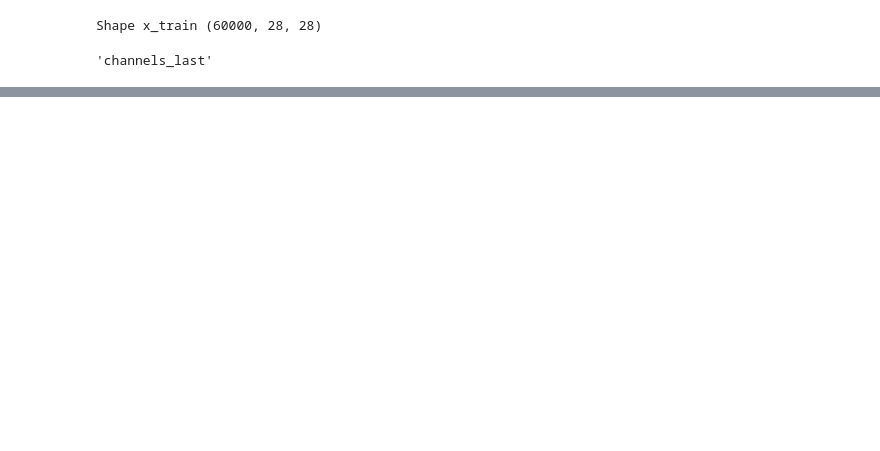
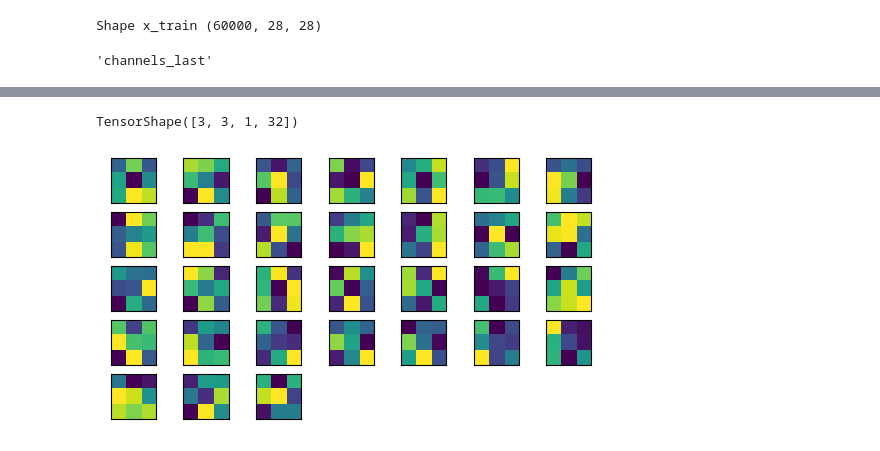
Before and after one commit to wltrimbl/uchicago-data221, a Jupyter notebook: notebooks/NMIST-CNN.ipynb, the cells around one changed output, grey strips where cells are left out. Cells and saved outputs as stored; diff of their text form; code cells hidden in the pictures; blank space fills up the shorter version.

```diff
--- a/notebooks/NMIST-CNN.ipynb
+++ b/notebooks/NMIST-CNN.ipynb
@@ -64,0 +84,7 @@ k.image_data_format()
+# %%
+model = Model([inpx], layer7)
+model.compile(optimizer=keras.optimizers.Adadelta(),
+              loss=keras.losses.categorical_crossentropy,
+              metrics=['accuracy'])
+
+model.fit(x_train, y_train, epochs=12, batch_size=500)
@@ -64,0 +100,7 @@ k.image_data_format()
+# %%
+model = Model([inpx], layer7)
+model.compile(optimizer=keras.optimizers.Adam(),
+              loss=keras.losses.categorical_crossentropy,
+              metrics=['accuracy'])
+
+model.fit(x_train[0:1000,:], y_train[0:1000], epochs=60, batch_size=500)
@@ -80,7 +127,0 @@ TypeError: Cannot iterate over a Tensor with unknown first dimension.
-# %%
-model = Model([inpx], layer7)
-model.compile(optimizer=keras.optimizers.Adadelta(),
-              loss=keras.losses.categorical_crossentropy,
-              metrics=['accuracy'])
-
-model.fit(X, y_train, epochs=12, batch_size=500)
@@ -97,0 +128,2 @@ p.shape
+# %%
+model.fit(x_train, y_train, epochs=60, batch_size=500)
@@ -98,3 +175,15 @@ p.shape
+# %%
+model.weights[0].shape
+# %% [output]
+TensorShape([3, 3, 1, 32])
+# %%
+for i in range(1,32):
+    plt.subplot(7,7, i)
+    fig=plt.imshow(model.weights[0][:,:,0,i])
+    fig.axes.get_xaxis().set_visible(False)
+    fig.axes.get_yaxis().set_visible(False)
+# %% [output]
+[figure, added]
 # %%
 # And it turns out the indexes for the row- and column- reordering are buried in ax_col_dendrogram:
 dir(clustermap.ax_col_dendrogram)
```
Also changed, not shown: parts of 14 cells of this notebook, 1 other file.
